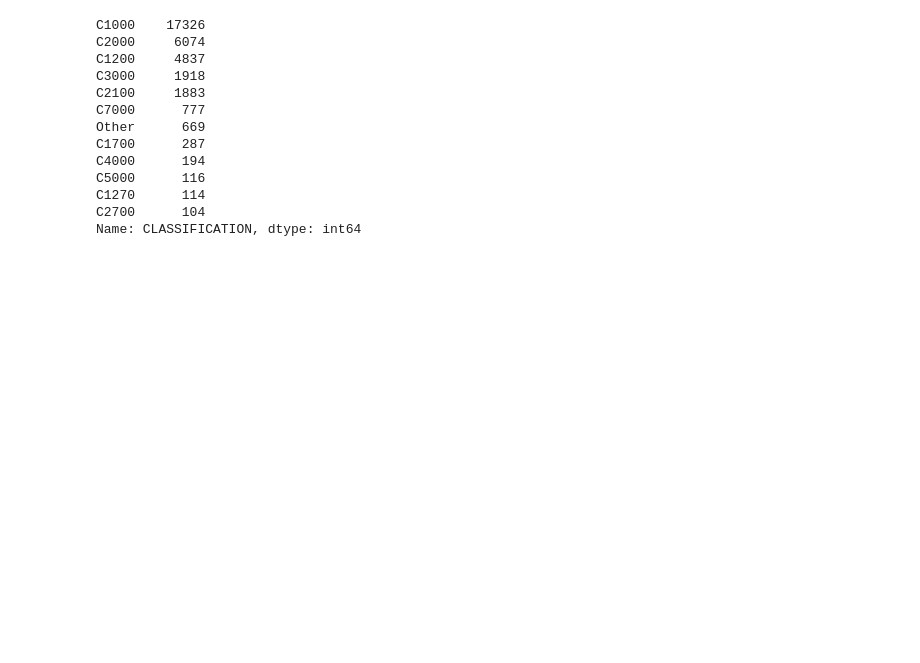
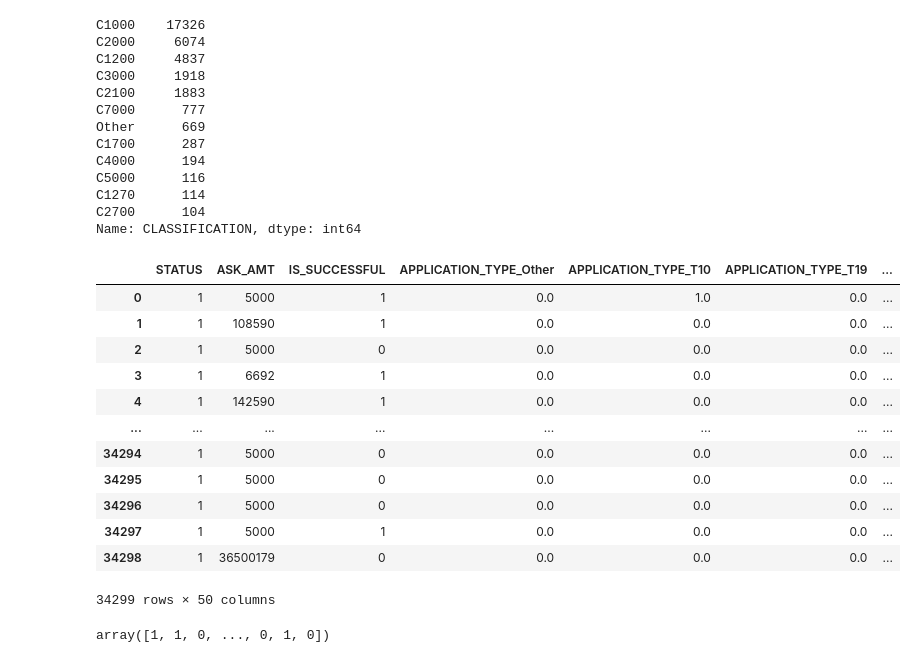
Before and after one commit to uldom/Charity_Funding_Predictor, a Jupyter notebook: Charity_Funding_Predictor.ipynb, the cells around one changed output. Cells and saved outputs as stored; diff of their text form; code cells hidden in the pictures; blank space fills up the shorter version.

```diff
--- a/Charity_Funding_Predictor.ipynb
+++ b/Charity_Funding_Predictor.ipynb
@@ -217,3 +217,27 @@ C5000      116
 C1270      114
 C2700      104
 Name: CLASSIFICATION, dtype: int64
+# %%
+# Convert categorical data to numeric with `pd.get_dummies`
+application_df = pd.get_dummies(application_df, dtype=float)
+application_df
+# %% [output]
+|  | STATUS | ASK_AMT | IS_SUCCESSFUL | APPLICATION_TYPE_Other | APPLICATION_TYPE_T10 | APPLICATION_TYPE_T19 | ... |
+| 0 | 1 | 5000 | 1 | 0.0 | 1.0 | 0.0 | ... |
+| 1 | 1 | 108590 | 1 | 0.0 | 0.0 | 0.0 | ... |
+| 2 | 1 | 5000 | 0 | 0.0 | 0.0 | 0.0 | ... |
+| 3 | 1 | 6692 | 1 | 0.0 | 0.0 | 0.0 | ... |
+| 4 | 1 | 142590 | 1 | 0.0 | 0.0 | 0.0 | ... |
+| ... | ... | ... | ... | ... | ... | ... | ... |
+| 34294 | 1 | 5000 | 0 | 0.0 | 0.0 | 0.0 | ... |
+| 34295 | 1 | 5000 | 0 | 0.0 | 0.0 | 0.0 | ... |
+| 34296 | 1 | 5000 | 0 | 0.0 | 0.0 | 0.0 | ... |
+| 34297 | 1 | 5000 | 1 | 0.0 | 0.0 | 0.0 | ... |
+| 34298 | 1 | 36500179 | 0 | 0.0 | 0.0 | 0.0 | ... |
+34299 rows × 50 columns
+# %%
+# Split our preprocessed data into our features and target arrays
+y = application_df['IS_SUCCESSFUL'].values
+y
+# %% [output]
+array([1, 1, 0, ..., 0, 1, 0])
```
Also changed, not shown: parts of 3 cells of this notebook.
